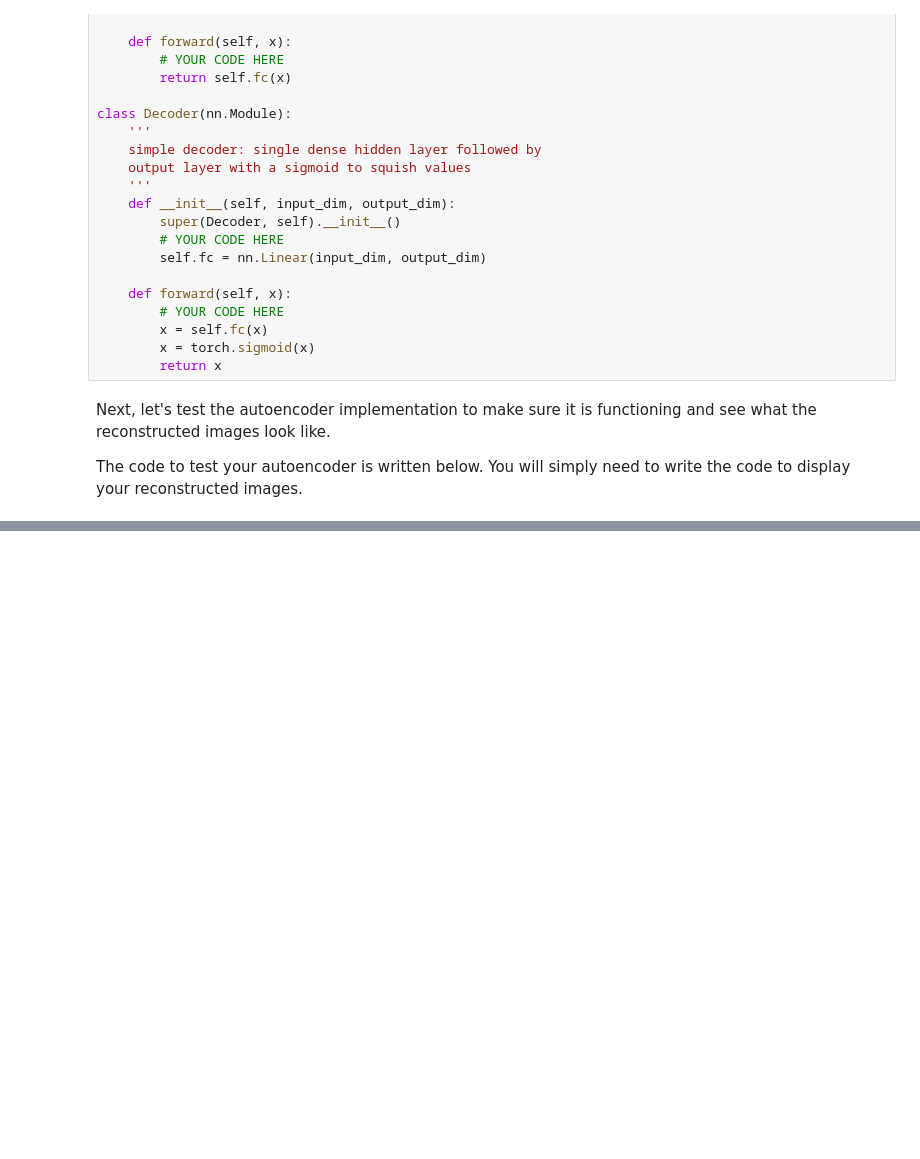
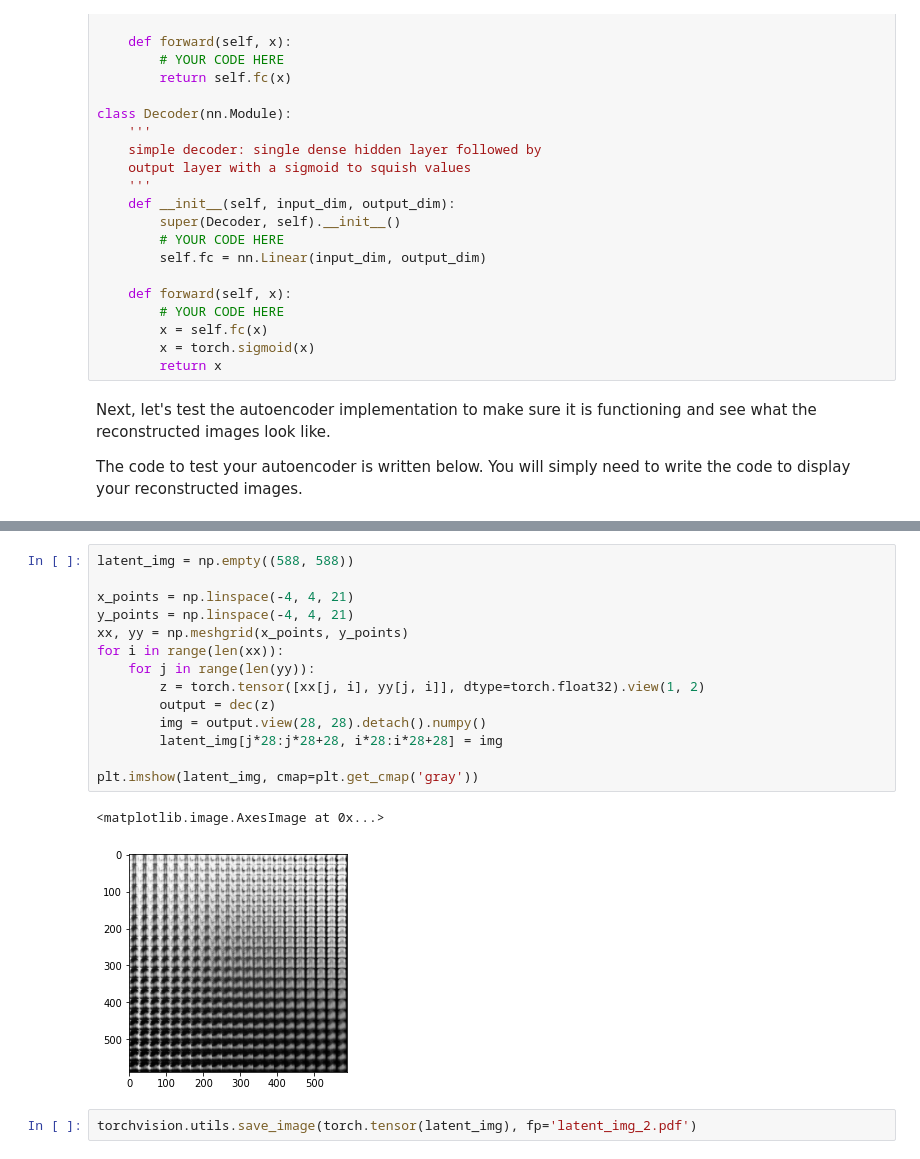
Before and after one commit to eugeneteoh/COMP6248-Deep-Learning, a Jupyter notebook: lab_8/8_1_Autoencoder.ipynb, the cells around one changed output, grey strips where cells are left out. Cells and saved outputs as stored; diff of their text form; blank space fills up the shorter version.

```diff
--- a/lab_8/8_1_Autoencoder.ipynb
+++ b/lab_8/8_1_Autoencoder.ipynb
@@ -196,0 +189,19 @@ for epoch in range(nEpoch):
+# %%
+latent_img = np.empty((588, 588))
+
+x_points = np.linspace(-4, 4, 21)
+y_points = np.linspace(-4, 4, 21)
+xx, yy = np.meshgrid(x_points, y_points)
+for i in range(len(xx)):
+    for j in range(len(yy)):
+        z = torch.tensor([xx[j, i], yy[j, i]], dtype=torch.float32).view(1, 2)
+        output = dec(z)
+        img = output.view(28, 28).detach().numpy()
+        latent_img[j*28:j*28+28, i*28:i*28+28] = img
+
+plt.imshow(latent_img, cmap=plt.get_cmap('gray'))
+# %% [output]
+<matplotlib.image.AxesImage at 0x...>
+[figure, added]
+# %%
+torchvision.utils.save_image(torch.tensor(latent_img), fp='latent_img_2.pdf')
```
Also changed, not shown: parts of 1 cell of this notebook.
